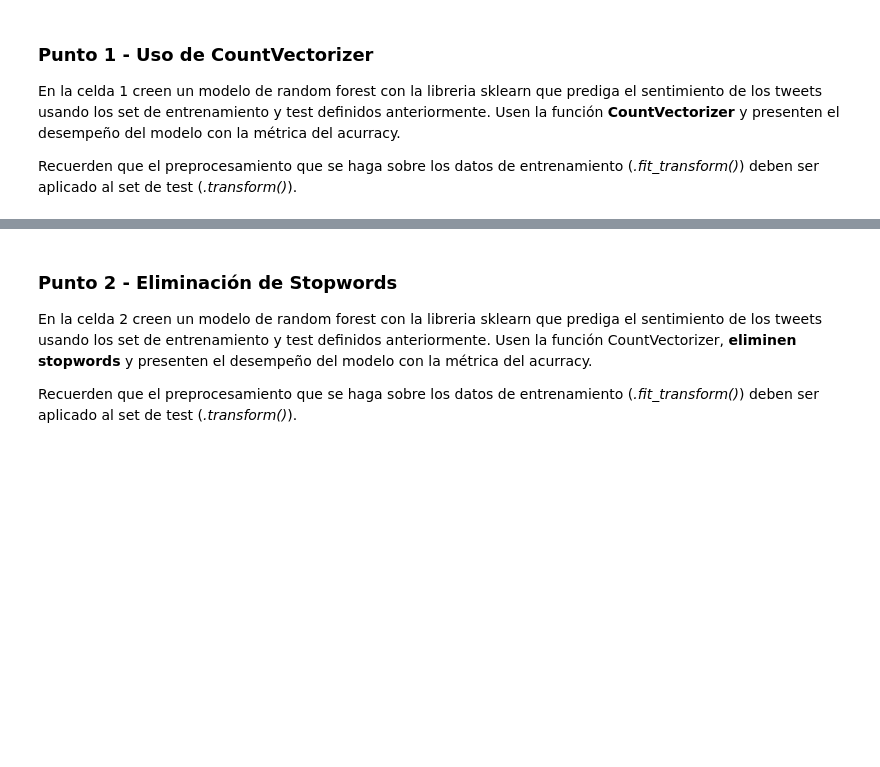
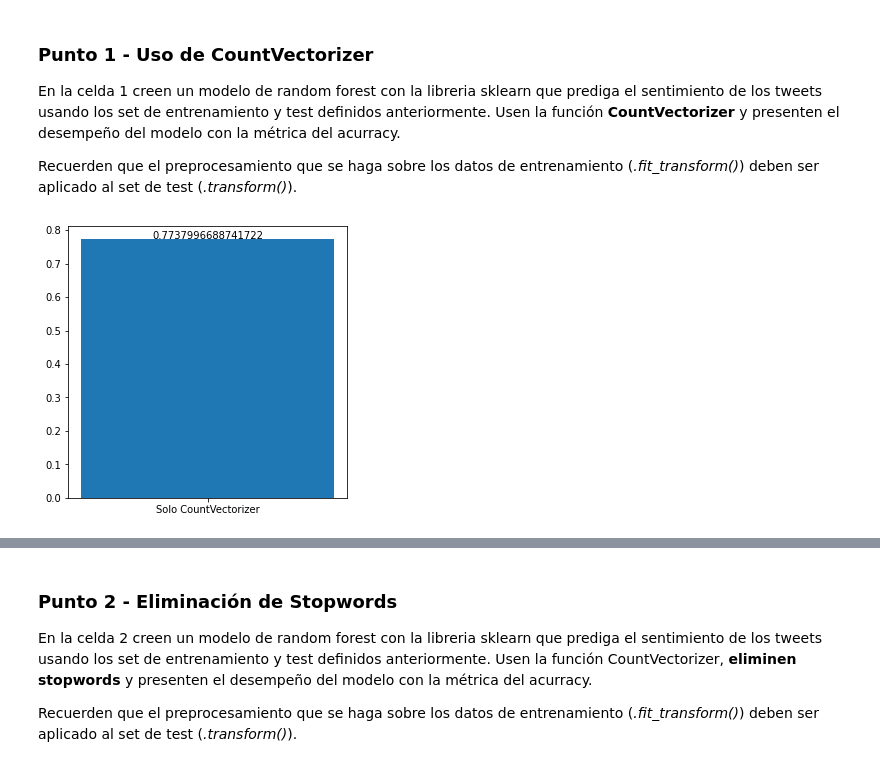
Before and after one commit to jboca-andes/MIAD_ML_and_NLP, a Jupyter notebook: Semana 5/S5TC1_Analisis_Sentimientos.ipynb, the cells around one changed output, grey strips where cells are left out. Saved outputs shown, nothing was run; the diff lists cells and outputs as text; code cells hidden in the pictures; blank space fills up the shorter version.

```diff
--- a/Semana 5/S5TC1_Analisis_Sentimientos.ipynb
+++ b/Semana 5/S5TC1_Analisis_Sentimientos.ipynb
@@ -85,6 +87,20 @@ y = tweets['airline_sentiment'].map({'negative':-1,'neutral':0,'positive':1})
 # %%
 # Separación de datos en set de entrenamiento y test
 X_train, X_test, y_train, y_test = train_test_split(X, y, test_size=0.33, random_state=42)
+# %%
+#Funciones
+import matplotlib.pyplot as plt
+def etiquetas(x,y):
+    for i in range(len(x)):
+        plt.text(i, y[i], y[i], ha = 'center')
+
+def graficar(resultados):
+  escenarios = list(resultados.keys())
+  valores = list(resultados.values())
+  plt.rcParams["figure.figsize"] = (5*len(resultados),5)
+  plt.bar(range(len(resultados)), valores, tick_label=escenarios)
+  etiquetas(range(len(resultados)), valores)
+  plt.show()
 # %% [markdown]
 ### Punto 1 - Uso de CountVectorizer
 
@@ -93,10 +109,15 @@ En la celda 1 creen un modelo de random forest con la libreria sklearn que predi
 Recuerden que el preprocesamiento que se haga sobre los datos de entrenamiento  (*.fit_transform()*) deben ser aplicado al set de test (*.transform()*).
 # %%
 # Celda 1
+%%time
+resultados = {}
 vec = CountVectorizer()
 rfc = RandomForestClassifier()
 X_train_vec = vec.fit_transform(X_train)
 rfc.fit(X_train_vec, y_train)
 test = rfc.predict(vec.transform(X_test))
 accuracy_score(y_test, test)
+resultados["Solo CountVectorizer"] = accuracy_score(y_test, test)
+graficar(resultados)
 # %% [output]
+[figure, added]
```
Also changed, not shown: parts of 8 cells of this notebook.
